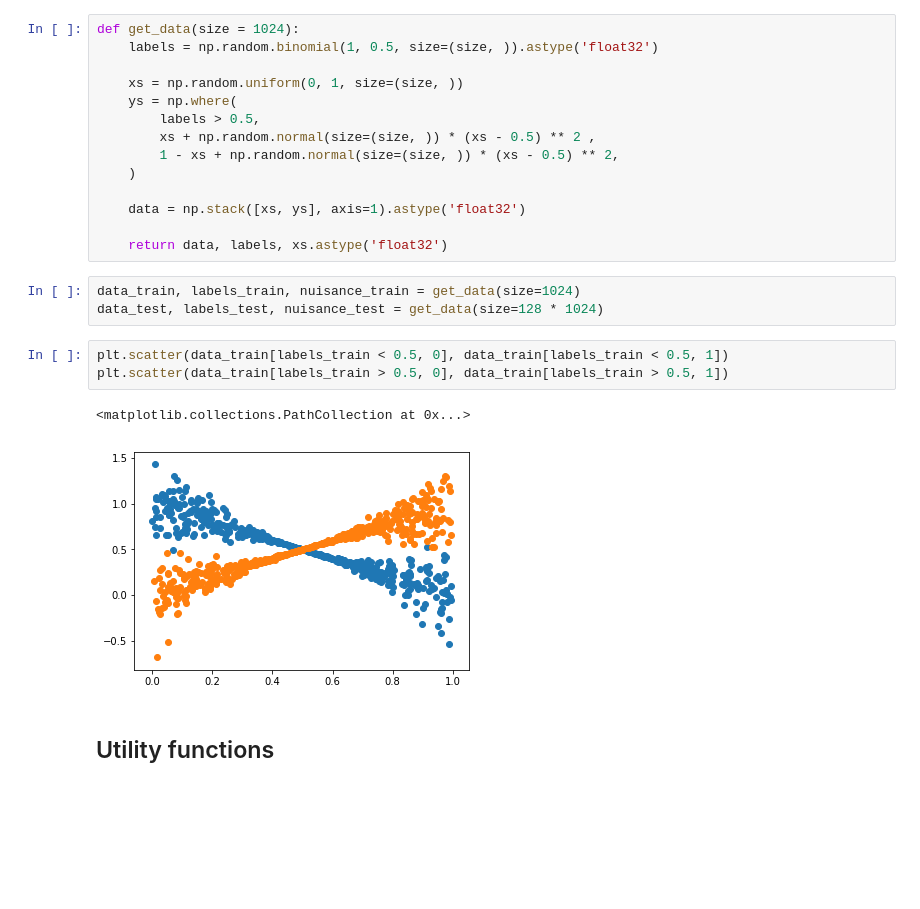
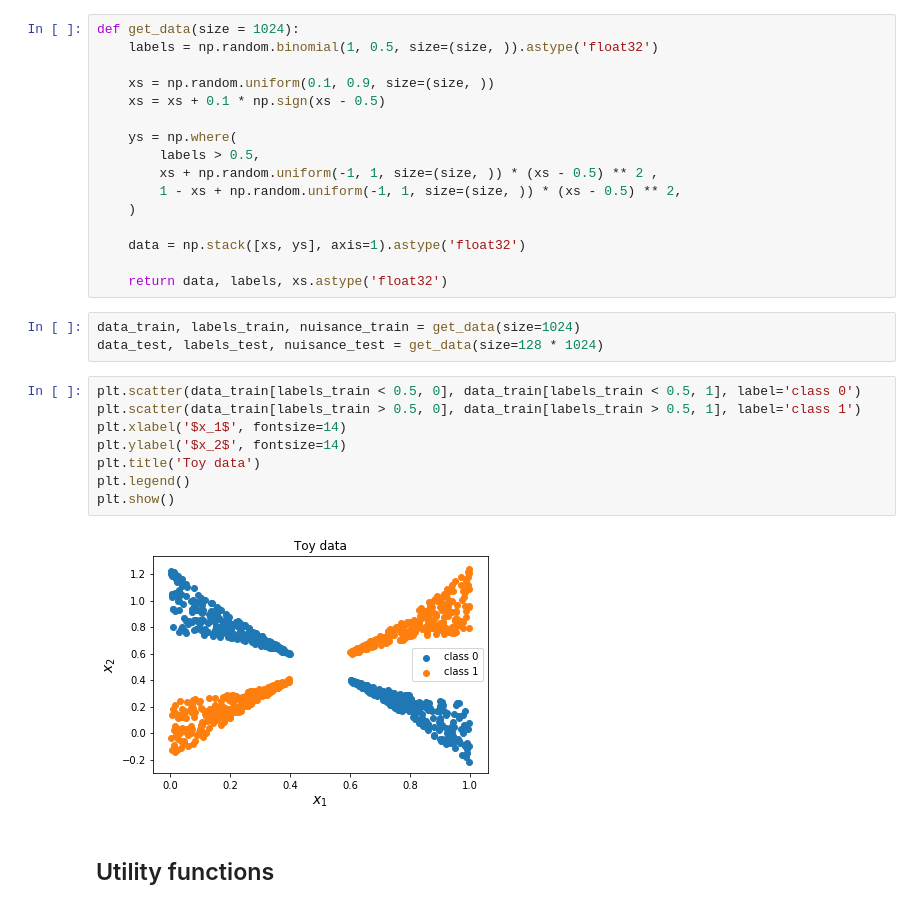
Before and after one commit to yandexdataschool/mlhep2019, a Jupyter notebook: notebooks/day-5/pivot-toy-3.ipynb, the cells around one changed output. Saved outputs shown, nothing was run; the diff lists cells and outputs as text; blank space fills up the shorter version.

```diff
--- a/notebooks/day-5/pivot-toy-3.ipynb
+++ b/notebooks/day-5/pivot-toy-3.ipynb
@@ -52,11 +52,13 @@ else:
 def get_data(size = 1024):
     labels = np.random.binomial(1, 0.5, size=(size, )).astype('float32')
 
-    xs = np.random.uniform(0, 1, size=(size, ))
+    xs = np.random.uniform(0.1, 0.9, size=(size, ))
+    xs = xs + 0.1 * np.sign(xs - 0.5)
+
     ys = np.where(
         labels > 0.5,
-        xs + np.random.normal(size=(size, )) * (xs - 0.5) ** 2 ,
-        1 - xs + np.random.normal(size=(size, )) * (xs - 0.5) ** 2,
+        xs + np.random.uniform(-1, 1, size=(size, )) * (xs - 0.5) ** 2 ,
+        1 - xs + np.random.uniform(-1, 1, size=(size, )) * (xs - 0.5) ** 2,
     )
 
     data = np.stack([xs, ys], axis=1).astype('float32')
@@ -66,11 +68,15 @@ def get_data(size = 1024):
 data_train, labels_train, nuisance_train = get_data(size=1024)
 data_test, labels_test, nuisance_test = get_data(size=128 * 1024)
 # %%
-plt.scatter(data_train[labels_train < 0.5, 0], data_train[labels_train < 0.5, 1])
-plt.scatter(data_train[labels_train > 0.5, 0], data_train[labels_train > 0.5, 1])
+plt.scatter(data_train[labels_train < 0.5, 0], data_train[labels_train < 0.5, 1], label='class 0')
+plt.scatter(data_train[labels_train > 0.5, 0], data_train[labels_train > 0.5, 1], label='class 1')
+plt.xlabel('$x_1$', fontsize=14)
+plt.ylabel('$x_2$', fontsize=14)
+plt.title('Toy data')
+plt.legend()
+plt.show()
 # %% [output]
-<matplotlib.collections.PathCollection at 0x...>
-[figure, old version]
+[figure, new version]
 # %% [markdown]
 ## Utility functions
 # %%
```
Also changed, not shown: parts of 12 cells of this notebook, 5 other files.
